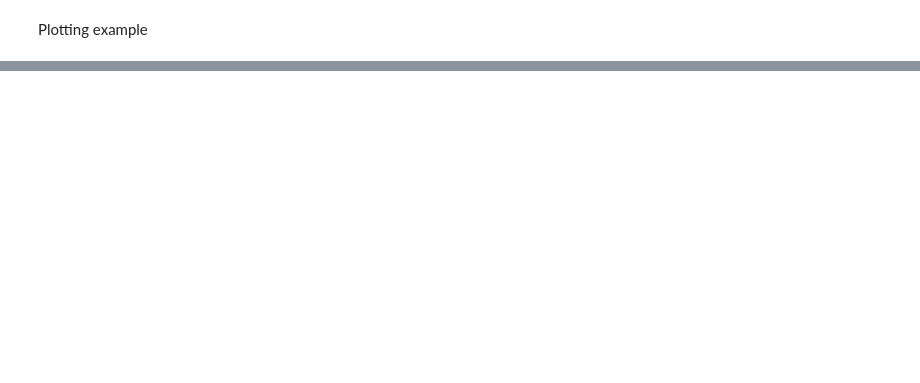
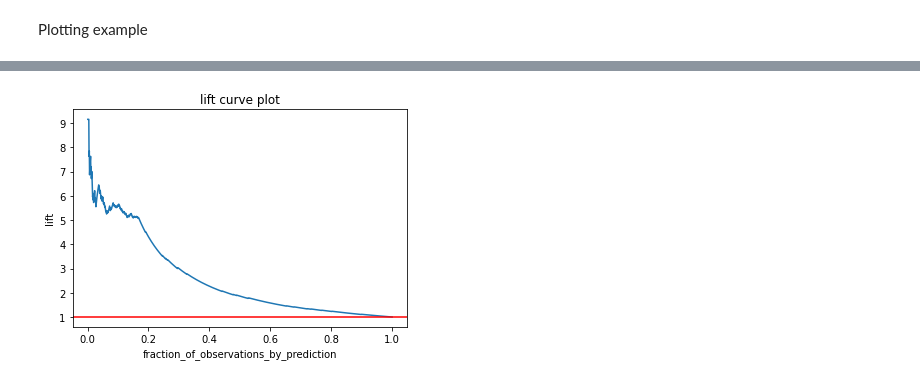
Before and after one commit to WinVector/wvpy, a Jupyter notebook: README.ipynb, the cells around one changed output, grey strips where cells are left out. Saved outputs shown, nothing was run; the diff lists cells and outputs as text; code cells hidden in the pictures; blank space fills up the shorter version.

```diff
--- a/README.ipynb
+++ b/README.ipynb
@@ -106,0 +128,8 @@ wvpy.util.threshold_plot(
+# %%
+wvpy.util.lift_curve_plot(
+        prediction=d['x'],
+        outcome=d['y'],
+        title = "lift curve plot"
+)
+# %% [output]
+[figure, added]
```
Also changed, not shown: parts of 9 cells of this notebook, 17 other files.
